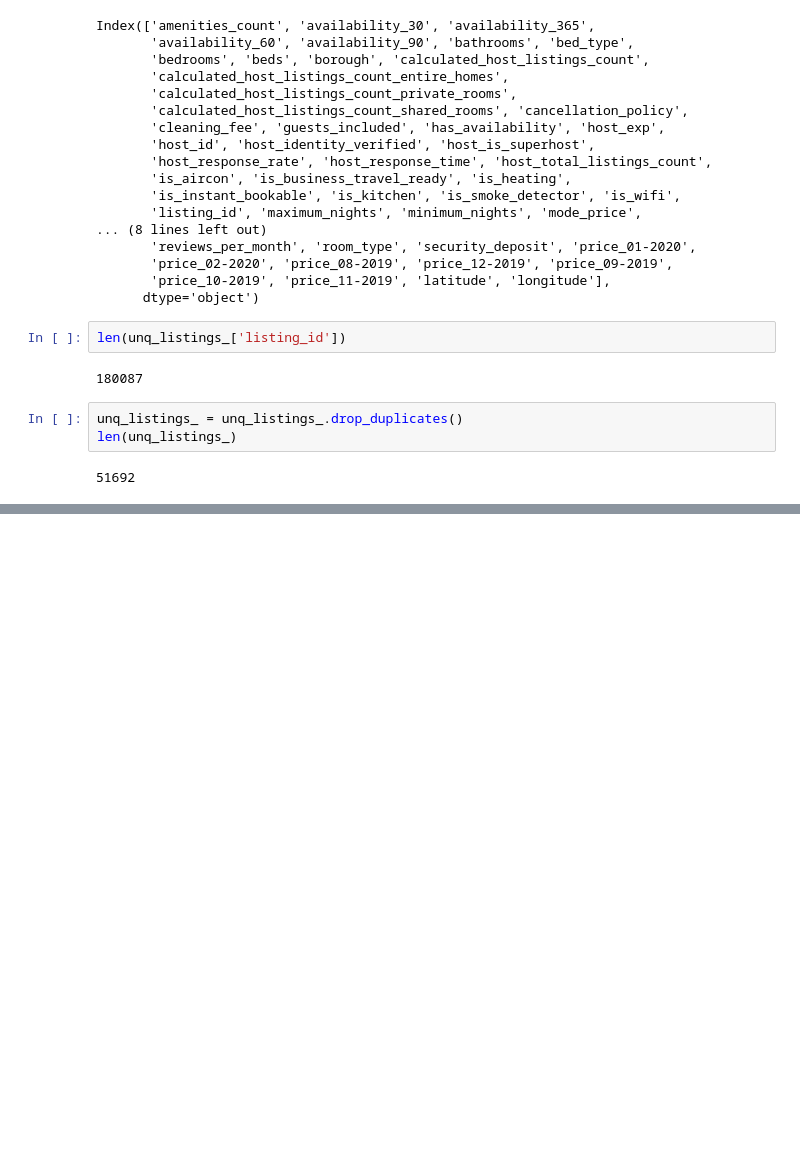
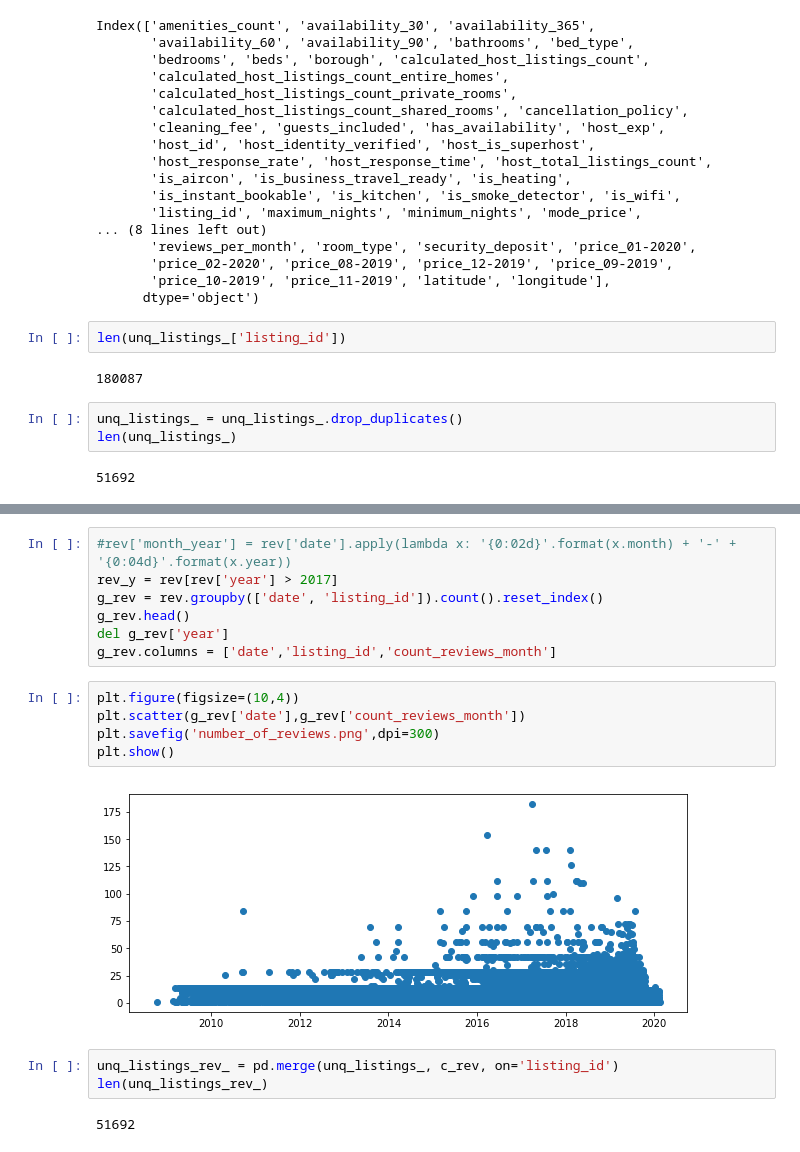
Before and after one commit to toshalpatel/data_analytics_airbnb, a Jupyter notebook: data_cleaning.ipynb, the cells around one changed output, grey strips where cells are left out. Cells and saved outputs as stored; diff of their text form; blank space fills up the shorter version.

```diff
--- a/data_cleaning.ipynb
+++ b/data_cleaning.ipynb
@@ -653,0 +719,19 @@ unq_listings_.to_csv("data/unique_listings_with_loc.csv")
+# %%
+#rev['month_year'] = rev['date'].apply(lambda x: '{0:02d}'.format(x.month) + '-' + '{0:04d}'.format(x.year))
+rev_y = rev[rev['year'] > 2017]
+g_rev = rev.groupby(['date', 'listing_id']).count().reset_index()
+g_rev.head()
+del g_rev['year']
+g_rev.columns = ['date','listing_id','count_reviews_month']
+# %%
+plt.figure(figsize=(10,4))
+plt.scatter(g_rev['date'],g_rev['count_reviews_month'])
+plt.savefig('number_of_reviews.png',dpi=300)
+plt.show()
+# %% [output]
+[figure, added]
+# %%
+unq_listings_rev_ = pd.merge(unq_listings_, c_rev, on='listing_id')
+len(unq_listings_rev_)
+# %% [output]
+51692
```
Also changed, not shown: parts of 11 cells of this notebook, 5 other files.
